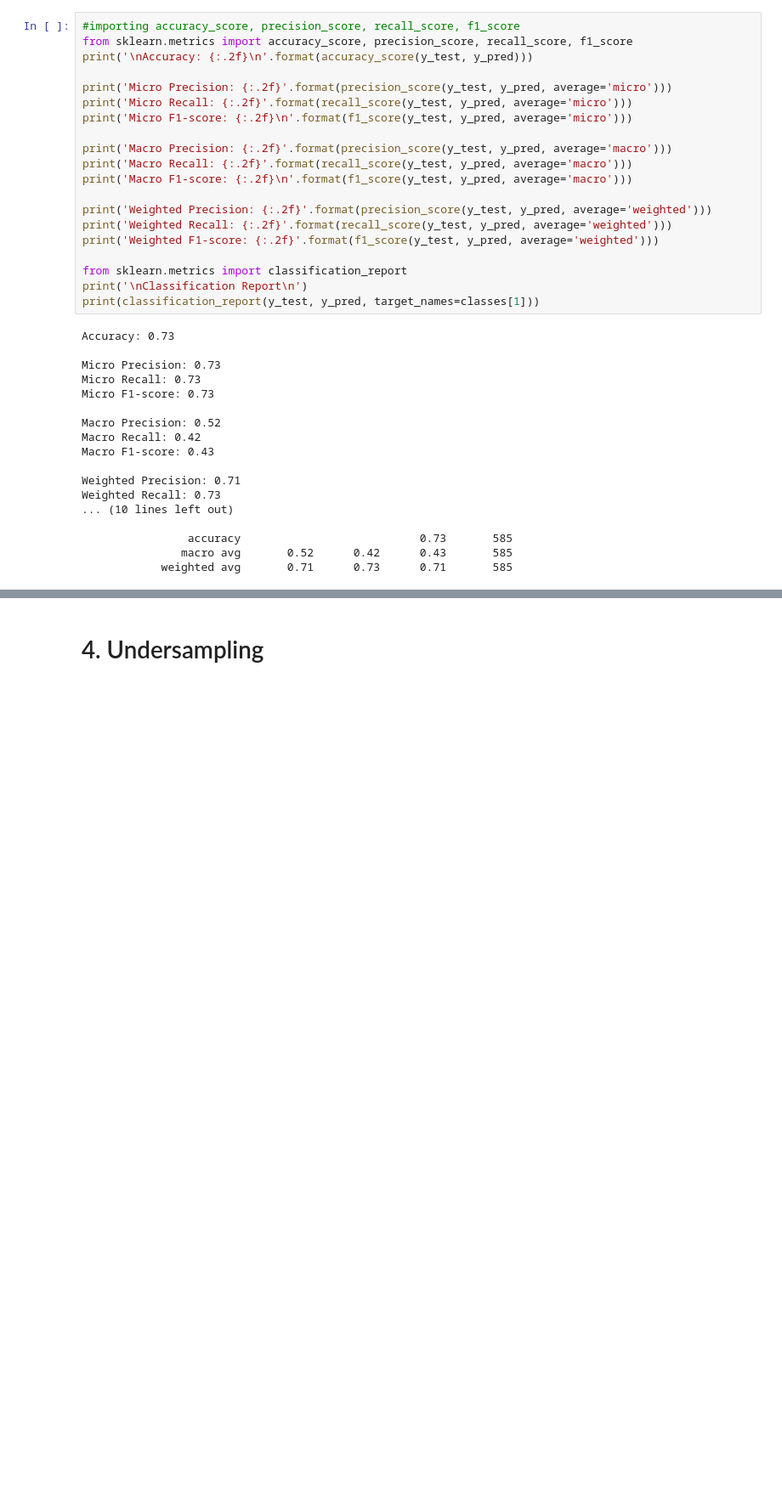
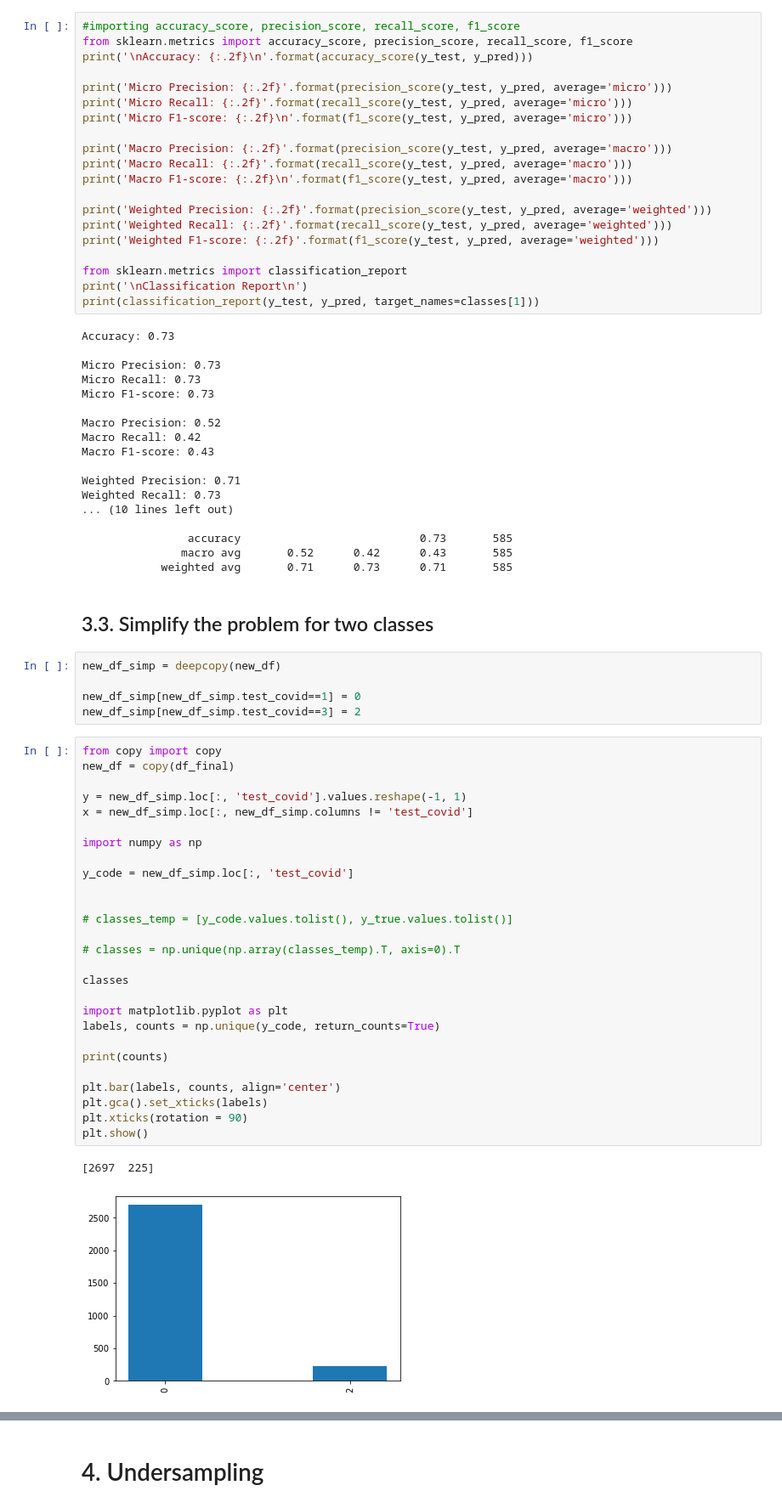
Before and after one commit to CaioFerreiraB/decision_tree_covid, a Jupyter notebook: tree.ipynb, the cells around one changed output, grey strips where cells are left out. Shown at 85% size. Cells and saved outputs as stored; diff of their text form; blank space fills up the shorter version.

```diff
--- a/tree.ipynb
+++ b/tree.ipynb
@@ -385,3 +385,40 @@ Weighted Recall: 0.73
                 accuracy                           0.73       585
                macro avg       0.52      0.42      0.43       585
             weighted avg       0.71      0.73      0.71       585
+# %% [markdown]
+## 3.3. Simplify the problem for two classes
+# %%
+new_df_simp = deepcopy(new_df)
+
+new_df_simp[new_df_simp.test_covid==1] = 0
+new_df_simp[new_df_simp.test_covid==3] = 2
+# %%
+from copy import copy
+new_df = copy(df_final)
+
+y = new_df_simp.loc[:, 'test_covid'].values.reshape(-1, 1)
+x = new_df_simp.loc[:, new_df_simp.columns != 'test_covid']
+
+import numpy as np
+
+y_code = new_df_simp.loc[:, 'test_covid']
+
+
+# classes_temp = [y_code.values.tolist(), y_true.values.tolist()]
+
+# classes = np.unique(np.array(classes_temp).T, axis=0).T
+
+classes
+
+import matplotlib.pyplot as plt
+labels, counts = np.unique(y_code, return_counts=True)
+
+print(counts)
+
+plt.bar(labels, counts, align='center')
+plt.gca().set_xticks(labels)
+plt.xticks(rotation = 90)
+plt.show()
+# %% [output]
+[2697  225]
+[figure, added]
```
Also changed, not shown: parts of 2 cells of this notebook.
